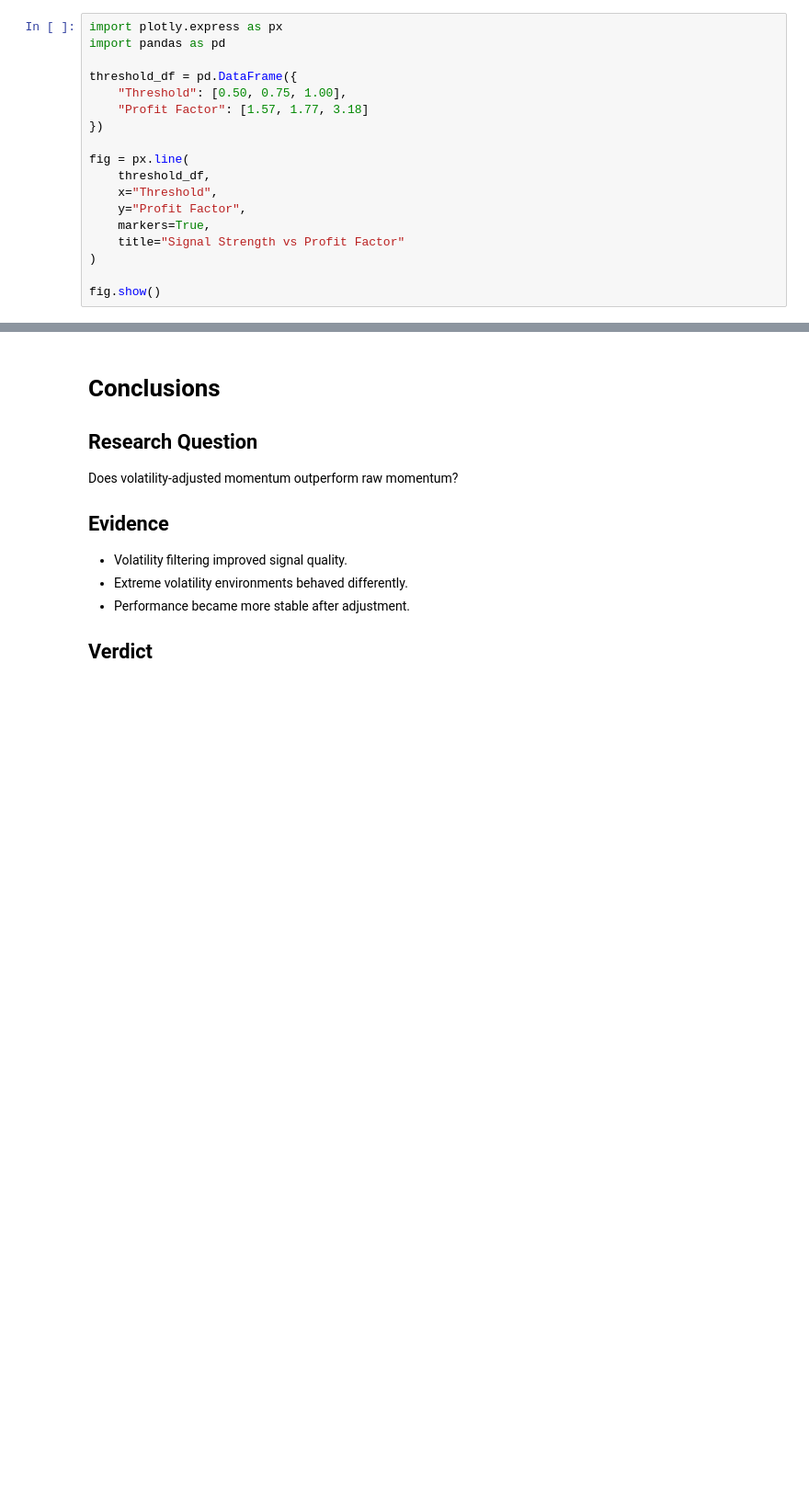
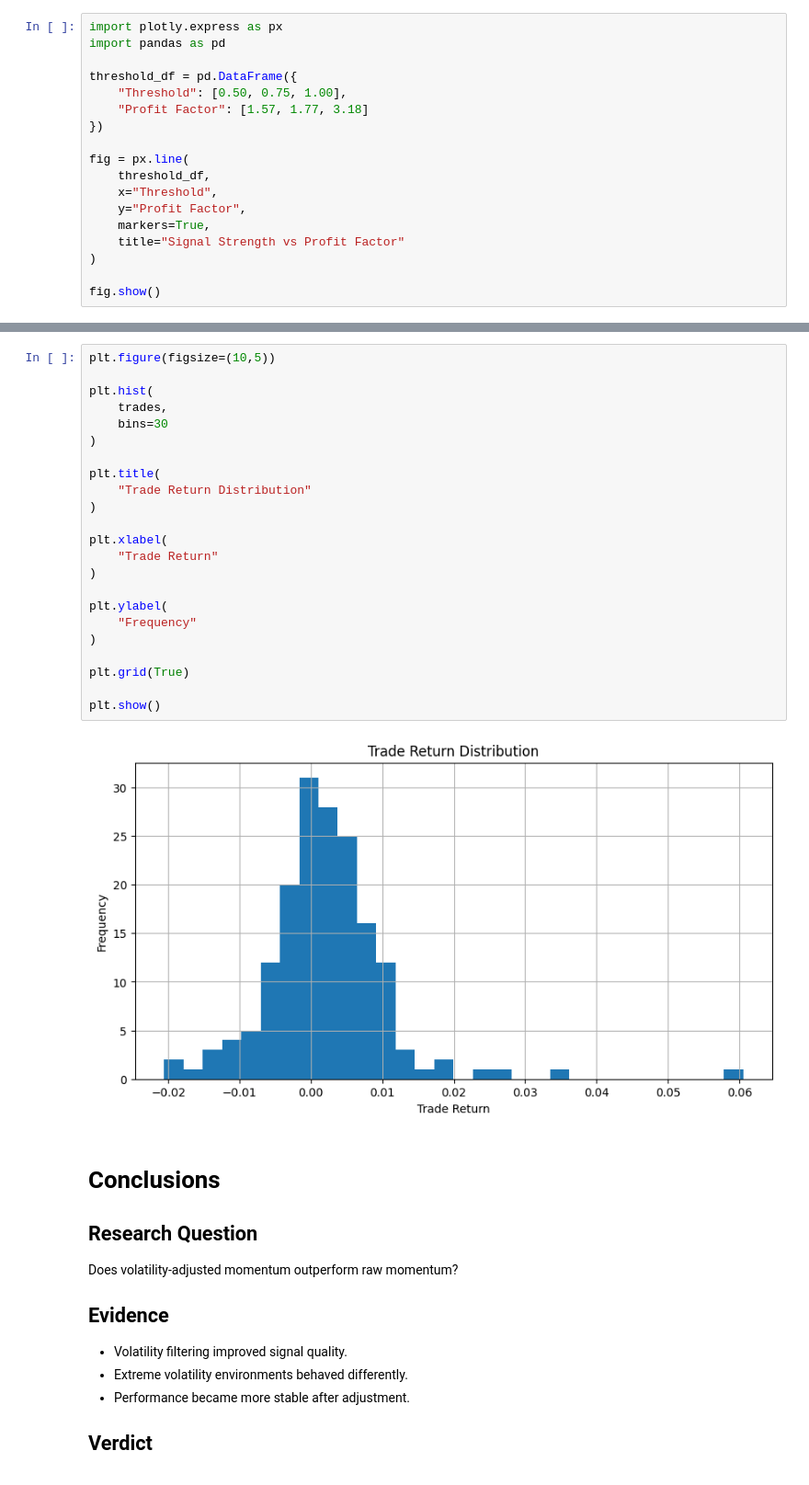
Before and after one commit to nagulapatisaiashwin-lab/Quant-Momentum-Strategy, a Jupyter notebook: notebooks/nifty50_intraday_research/09_VOLATILITY_ADJUSTED_MOMENTUM.ipynb, the cells around one changed output, grey strips where cells are left out. Shown at 92% size. Cells and saved outputs as stored; diff of their text form; blank space fills up the shorter version.

```diff
--- a/notebooks/nifty50_intraday_research/09_VOLATILITY_ADJUSTED_MOMENTUM.ipynb
+++ b/notebooks/nifty50_intraday_research/09_VOLATILITY_ADJUSTED_MOMENTUM.ipynb
@@ -309,3 +415,28 @@ fig.show()
+# %%
+plt.figure(figsize=(10,5))
+
+plt.hist(
+    trades,
+    bins=30
+)
+
+plt.title(
+    "Trade Return Distribution"
+)
+
+plt.xlabel(
+    "Trade Return"
+)
+
+plt.ylabel(
+    "Frequency"
+)
+
+plt.grid(True)
+
+plt.show()
+# %% [output]
+[figure, added]
 # %% [markdown]
 # Conclusions
 
```
Also changed, not shown: parts of 5 cells of this notebook, 6 other files.
